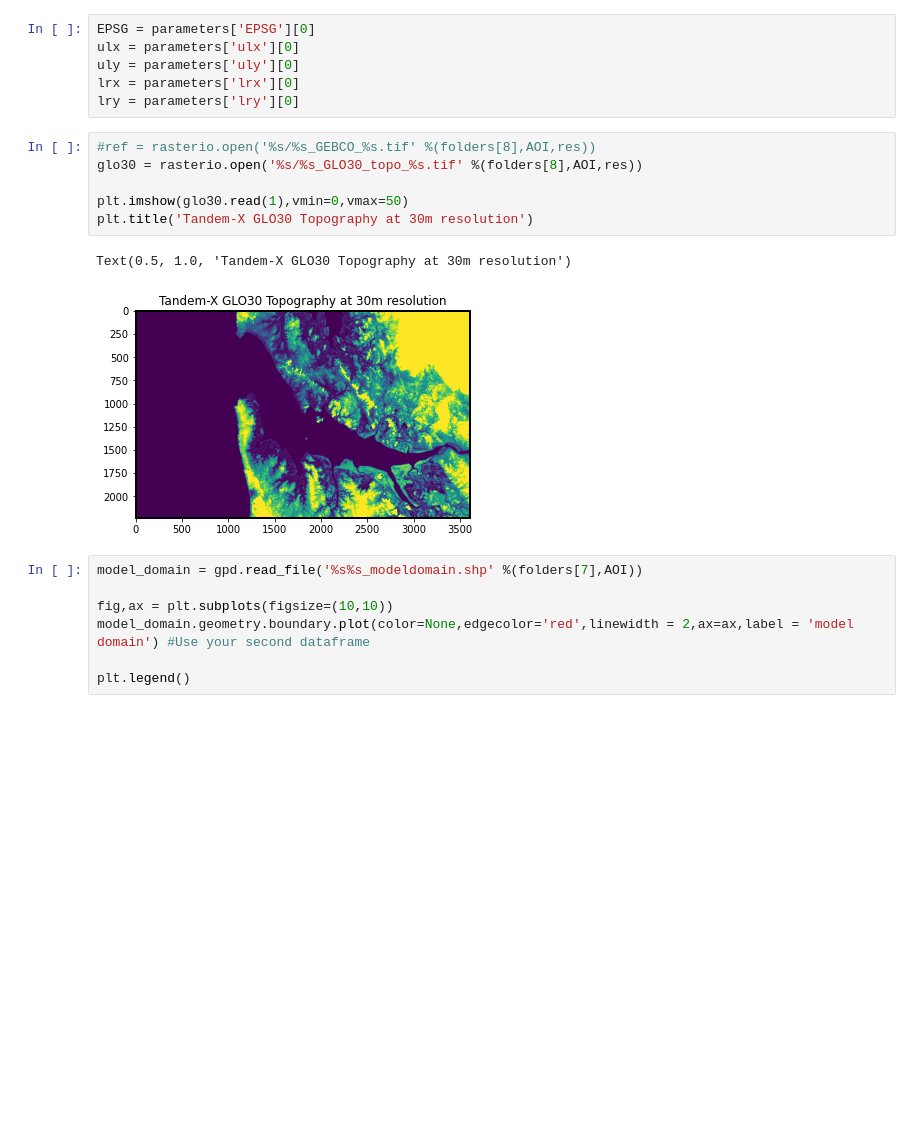
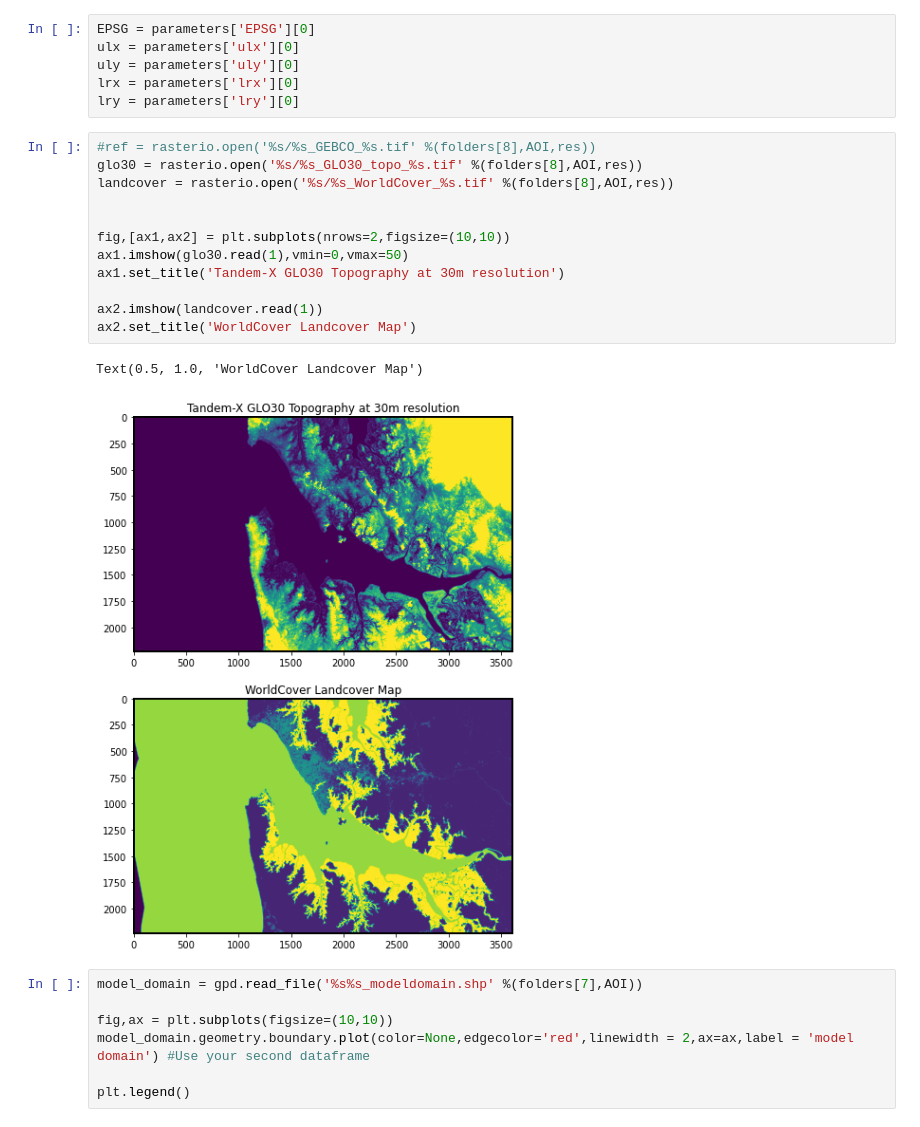
Before and after one commit to achri19/komo_estuary_tutorial, a Jupyter notebook: 2_Setup_DEM.ipynb, the cells around one changed output. Saved outputs shown, nothing was run; the diff lists cells and outputs as text; blank space fills up the shorter version.

```diff
--- a/2_Setup_DEM.ipynb
+++ b/2_Setup_DEM.ipynb
@@ -260,12 +257,18 @@ lry = parameters['lry'][0]
 # %%
 #ref = rasterio.open('%s/%s_GEBCO_%s.tif' %(folders[8],AOI,res))
 glo30 = rasterio.open('%s/%s_GLO30_topo_%s.tif' %(folders[8],AOI,res))
+landcover = rasterio.open('%s/%s_WorldCover_%s.tif' %(folders[8],AOI,res))
 
-plt.imshow(glo30.read(1),vmin=0,vmax=50)
-plt.title('Tandem-X GLO30 Topography at 30m resolution')
+
+fig,[ax1,ax2] = plt.subplots(nrows=2,figsize=(10,10))
+ax1.imshow(glo30.read(1),vmin=0,vmax=50)
+ax1.set_title('Tandem-X GLO30 Topography at 30m resolution')
+
+ax2.imshow(landcover.read(1))
+ax2.set_title('WorldCover Landcover Map')
 # %% [output]
-Text(0.5, 1.0, 'Tandem-X GLO30 Topography at 30m resolution')
+Text(0.5, 1.0, 'WorldCover Landcover Map')
-[figure, old version]
+[figure, new version]
 # %%
 model_domain = gpd.read_file('%s%s_modeldomain.shp' %(folders[7],AOI))
 
```
Also changed, not shown: parts of 4 cells of this notebook.
